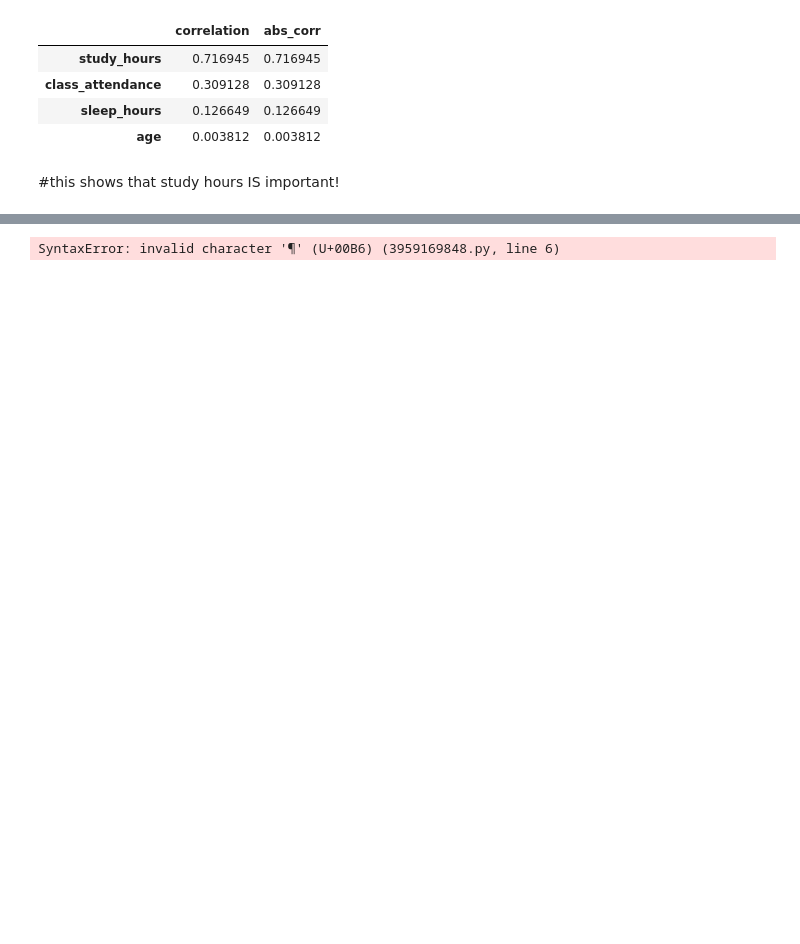
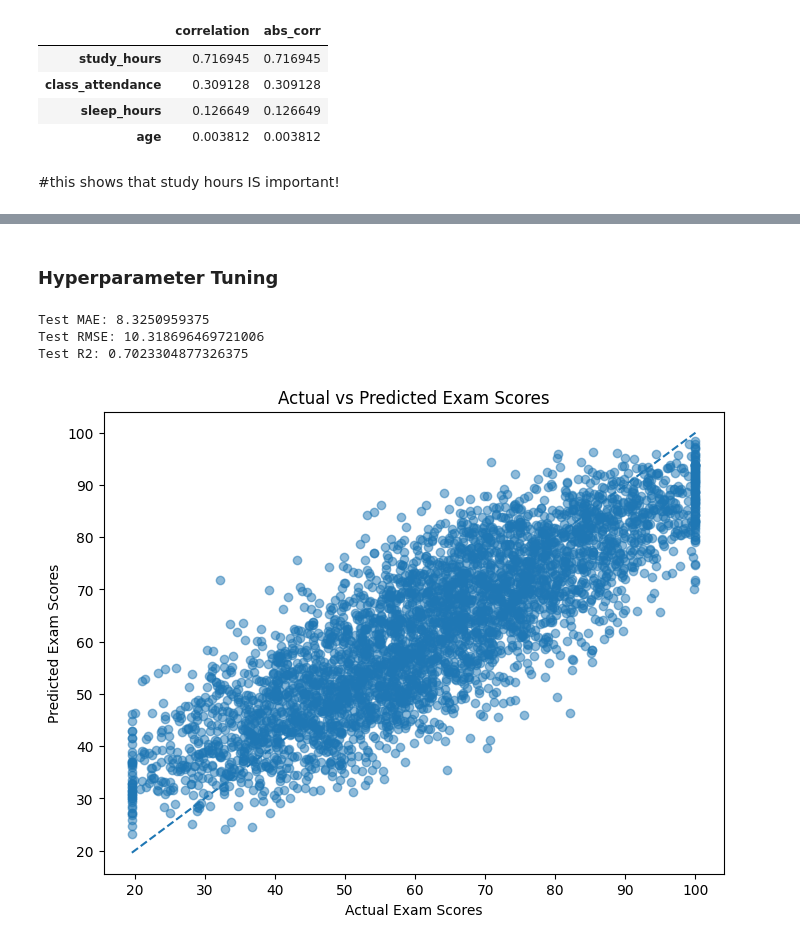
Before and after one commit to kunlemariam08/Exam_Score_Prediction, a Jupyter notebook: notebook.ipynb, the cells around one changed output, grey strips where cells are left out. Saved outputs shown, nothing was run; the diff lists cells and outputs as text; code cells hidden in the pictures; blank space fills up the shorter version.

```diff
--- a/notebook.ipynb
+++ b/notebook.ipynb
@@ -472,0 +506,2 @@ print(type(X_train), type(X_val))
+# %% [markdown]
+###  Hyperparameter Tuning
@@ -473,10 +563,38 @@ print(type(X_train), type(X_val))
+# %%
+best_model = RandomForestRegressor(random_state=42)
+
+best_model.fit(X_train, y_train)
+
+y_test_pred = best_model.predict(X_test)
+
+print("Test MAE:", mean_absolute_error(y_test, y_test_pred))
+
+print("Test RMSE:", np.sqrt(
+    mean_squared_error(y_test, y_test_pred)
+))
+
+print("Test R2:", r2_score(y_test, y_test_pred))
+# %% [output]
+Test MAE: 8.3250959375
+Test RMSE: 10.318696469721006
+Test R2: 0.7023304877326375
 # %%
-Model Development, Linear Regressor
+import matplotlib.pyplot as plt
 
+plt.figure(figsize=(8, 6))
 
-Level 2: Random Forest Model.
+plt.scatter(y_test, y_test_pred, alpha=0.5)
 
-    Level 3: Extreme Gradient Boosted Trees, XGBoost, Catboost and LightGBM¶
-3.1 XG Boost
+plt.xlabel("Actual Exam Scores")
+plt.ylabel("Predicted Exam Scores")
+plt.title("Actual vs Predicted Exam Scores")
+
+plt.plot(
+    [y_test.min(), y_test.max()],
+    [y_test.min(), y_test.max()],
+    linestyle="--"
+)
+
+plt.show()
 # %% [output]
-SyntaxError: invalid character '¶' (U+00B6) (3959169848.py, line 6)
+[figure, added]
```
Also changed, not shown: parts of 16 cells of this notebook, 4 other files.
